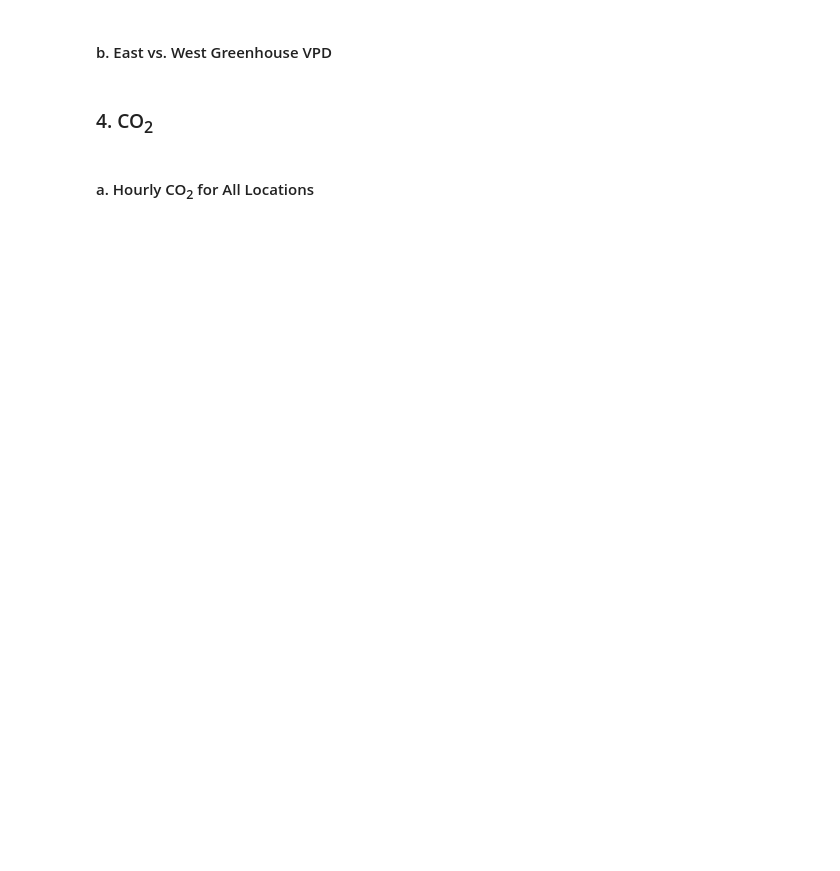
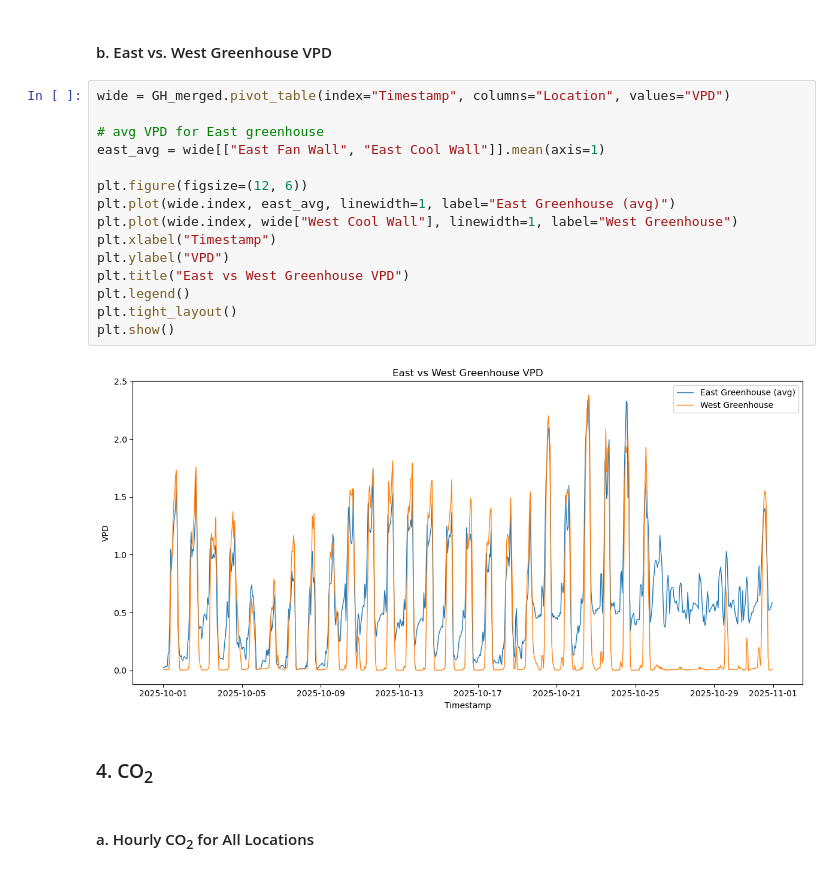
Before and after one commit to nnineeight/py4eda-project, a Jupyter notebook: notebooks/greenhouse_eda_ml.ipynb, the cells around one changed output. Cells and saved outputs as stored; diff of their text form; blank space fills up the shorter version.

```diff
--- a/notebooks/greenhouse_eda_ml.ipynb
+++ b/notebooks/greenhouse_eda_ml.ipynb
@@ -569,5 +586,22 @@ plt.show()
 # %% [markdown]
 #### b. East vs. West Greenhouse VPD
+# %%
+wide = GH_merged.pivot_table(index="Timestamp", columns="Location", values="VPD")
+
+# avg VPD for East greenhouse
+east_avg = wide[["East Fan Wall", "East Cool Wall"]].mean(axis=1)
+
+plt.figure(figsize=(12, 6))
+plt.plot(wide.index, east_avg, linewidth=1, label="East Greenhouse (avg)")
+plt.plot(wide.index, wide["West Cool Wall"], linewidth=1, label="West Greenhouse")
+plt.xlabel("Timestamp")
+plt.ylabel("VPD")
+plt.title("East vs West Greenhouse VPD")
+plt.legend()
+plt.tight_layout()
+plt.show()
+# %% [output]
+[figure, added]
 # %% [markdown]
 ### 4. CO<sub>2</sub>
 # %% [markdown]
```
Also changed, not shown: parts of 14 cells of this notebook.
